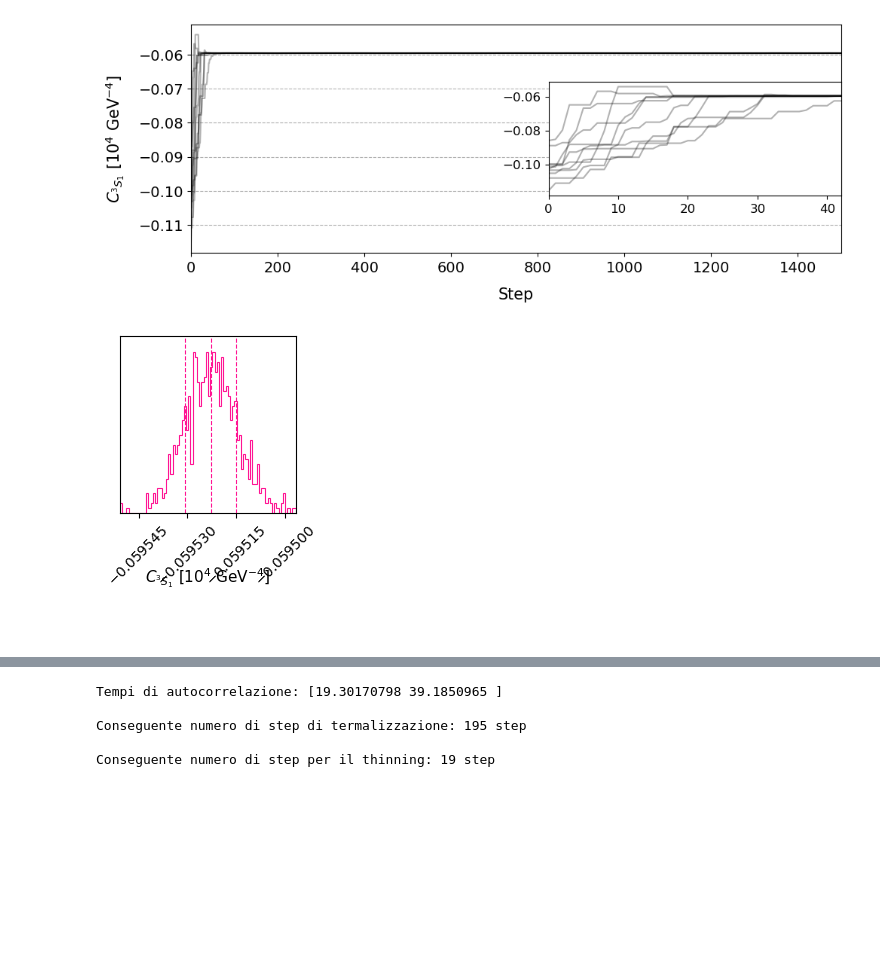
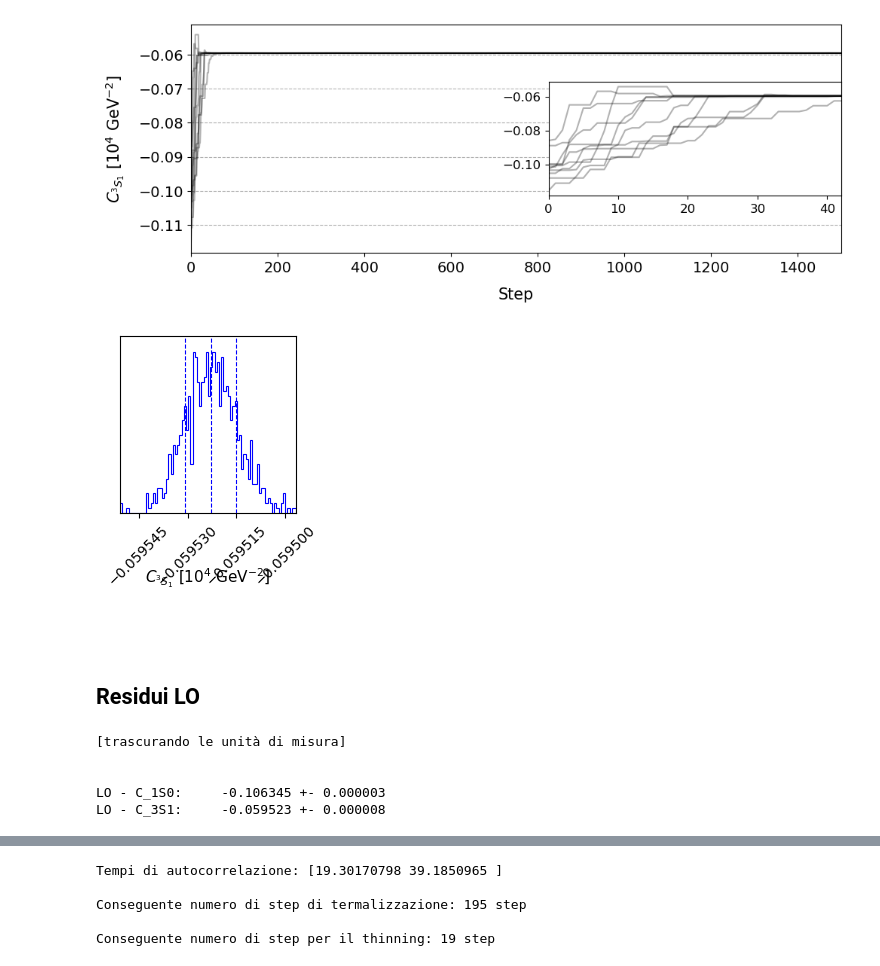
Before and after one commit to Lvetto/lmd_forza_nucleare, a Jupyter notebook: plots.ipynb, the cells around one changed output, grey strips where cells are left out. Saved outputs shown, nothing was run; the diff lists cells and outputs as text; code cells hidden in the pictures; blank space fills up the shorter version.

```diff
--- a/plots.ipynb
+++ b/plots.ipynb
@@ -161,12 +193,12 @@ plt.show()
 # %%
 # Disegniamo il corner plot triviale:
 
-flat_samples = process_chain(LO_1S0_chain, discard=discard_LO_1S0, thin=thin_LO_1S0, flat=True)
+flat_samples_LO_1S0 = process_chain(LO_1S0_chain, discard=discard_LO_1S0, thin=thin_LO_1S0, flat=True)
 
 fig = plt.figure(figsize=(3*ndim_LO_1S0, 3*ndim_LO_1S0))
 
 corner_fig = corner.corner(
-    flat_samples,
+    flat_samples_LO_1S0,
     labels=param_names_LO_1S0,
     show_titles=False, # Impostiamo False per non litigare con le cifre significative nei titoli. [OPINABILE]
     # Purtroppo, non c'è neppure modo di litigare con le cifre significative delle ticks, che lasciamo di default.
@@ -177,7 +209,7 @@ corner_fig = corner.corner(
     bins=80,
     smooth=2.0,
     #smooth1d=1.0, # Personalmente non mi piace [OPINABILE]
-    color="deeppink",
+    color="b", # "deeppink"
     data_kwargs={
         "color": "lightgray",
         "alpha": 0.7, # (default 0.1)
@@ -214,7 +246,7 @@ plt.show()
 # Leggiamo i parametri della run:
 
 nsteps_LO_3S1, nwalkers_LO_3S1, ndim_LO_3S1 = LO_3S1_chain.shape
-param_names_LO_3S1 = [r"$C_{^3S_1}$ [$10^4$ GeV$^{-4}$]"]
+param_names_LO_3S1 = [r"$C_{^3S_1}$ [$10^4$ GeV$^{-2}$]"]
 # %%
 # Otteniamo i tempi di auto-correlazione:
 
@@ -276,12 +308,12 @@ plt.show()
 # %%
 # Disegniamo il corner plot triviale:
 
-flat_samples = process_chain(LO_3S1_chain, discard=discard_LO_3S1, thin=thin_LO_3S1, flat=True)
+flat_samples_LO_3S1 = process_chain(LO_3S1_chain, discard=discard_LO_3S1, thin=thin_LO_3S1, flat=True)
 
 fig = plt.figure(figsize=(3*ndim_LO_3S1, 3*ndim_LO_3S1))
 
 corner_fig = corner.corner(
-    flat_samples,
+    flat_samples_LO_3S1,
     labels=param_names_LO_3S1,
     show_titles=False, # Impostiamo False per non litigare con le cifre significative nei titoli. [OPINABILE]
     # Purtroppo, non c'è neppure modo di litigare con le cifre significative delle ticks, che lasciamo di default.
@@ -292,34 +324,67 @@ corner_fig = corner.corner(
     bins=80,
     smooth=2.0,
     #smooth1d=1.0, # Personalmente non mi piace [OPINABILE]
-    color="deeppink",
+    color="b", # "deeppink"
     data_kwargs={
         "color": "lightgray",
         "alpha": 0.7, # (default 0.1)
         "ms": 2.0 # Diametro dei datapoints (default 2)
     },
     max_n_ticks=4,
     quantiles=[0.16, 0.5, 0.84], # Nei diagonali, sono le linee trattegiate verticali
     levels=(0.68, 0.95), # Nei non-diagonali, sono le linee di livello continue
     label_kwargs={"fontsize": 11}, # Non vedo nessuna differenza nel cambiare il labelpad(?)
     hist_kwargs={"linewidth": 0.8}, # Spessore della cresta dell'istogramma (default 1)
     contour_kwargs={"linewidths": 0.8}, # Spessore delle curve di livello (default 1)
     use_math_text=False, # Se True, permette di usare la notazione scientifica nelle ticks
     #plot_contours=True, # Soppresso se scegliamo i levels manualmente
     #fill_contours=True, # Riempie le curve di livello
     #plot_density=True, # Già true di default
 )
 
 # Routine per cambiare lo spessore delle linee trattegiate verticali dei diagonali:
 for ax in np.array(corner_fig.axes):
     for line in ax.lines:
         if line.get_linestyle() == "--":
             line.set_linewidth(0.8)
 
 #fig.suptitle(r"Corner Plot per LO - $^3S_1$", fontsize=16)
 #fig.savefig("figures/corner_LO_3S1.pdf", format="pdf", dpi=300, bbox_inches="tight")
 plt.show()
 # %% [output]
-[figure, old version]
+[figure, new version]
 # %% [markdown]
-#
+##
+# %% [markdown]
+## Residui LO
+# %%
+# Utilizzando i parametri inferiti, calcoliamo le previsioni teoriche:
+
+nn.V = chiral_potential.two_nucleon_potential("LO",Lambda=500.0)
+
+C_1S0_LO_median = np.median(flat_samples_LO_1S0)
+C_1S0_LO_sigma = np.std(flat_samples_LO_1S0)
+C_3S1_LO_median = np.median(flat_samples_LO_3S1)
+C_3S1_LO_sigma = np.std(flat_samples_LO_3S1)
+
+print(f"[trascurando le unità di misura]\n")
+print(f"\nLO - C_1S0:\t{C_1S0_LO_median:.6f} +- {C_1S0_LO_sigma:.6f}")
+print(f"LO - C_3S1:\t{C_3S1_LO_median:.6f} +- {C_3S1_LO_sigma:.6f}\n")
+
+LO_lecs = {}
+LO_lecs["C_1S0"] = C_1S0_LO_median
+LO_lecs["C_3S1"] = C_3S1_LO_median
+nn.lecs = LO_lecs
+
+nn.compute_Tmtx(channel_1S0, verbose=False)
+data_LO_1S0 = nn.phase_shifts[0]
+nn.compute_Tmtx(channel_3S1, verbose=False)
+data_LO_3S1 = nn.phase_shifts[0][:, 0]
+data_LO_3D1 = nn.phase_shifts[0][:, 1]
+data_LO_mix = nn.phase_shifts[0][:, 2]
+# %% [output]
+[trascurando le unità di misura]
+
+
+LO - C_1S0:     -0.106345 +- 0.000003
+LO - C_3S1:     -0.059523 +- 0.000008
```
Also changed, not shown: parts of 27 cells of this notebook, 1 other file.
